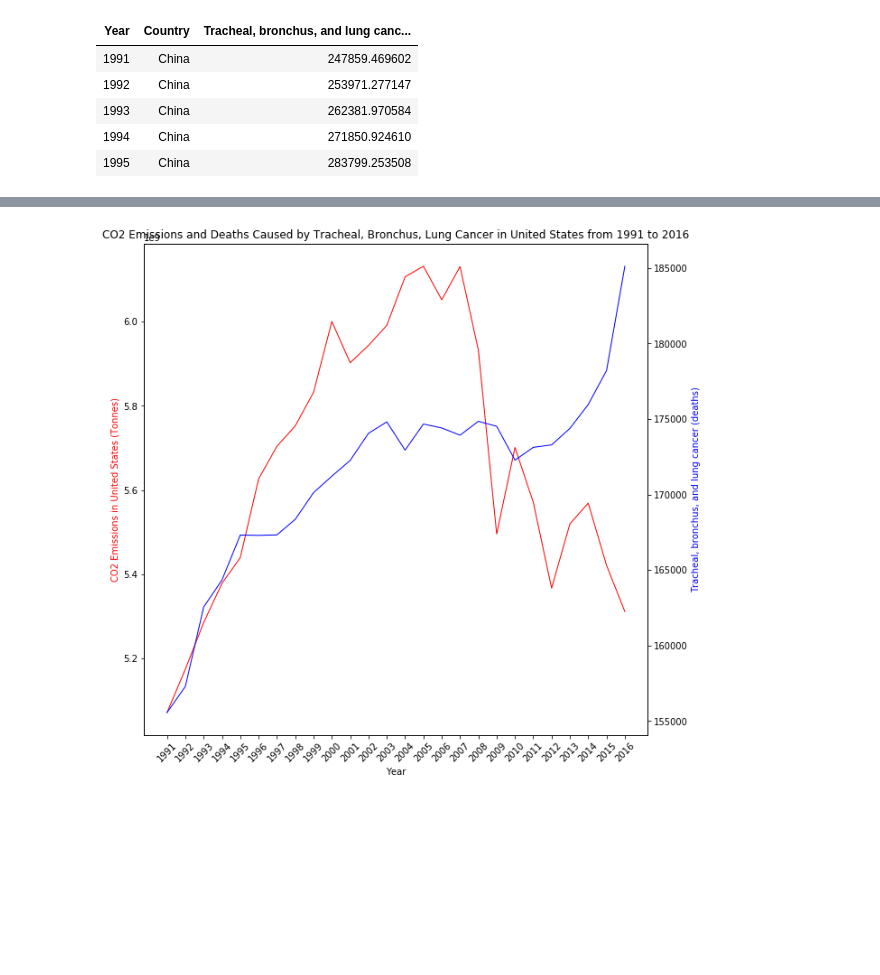
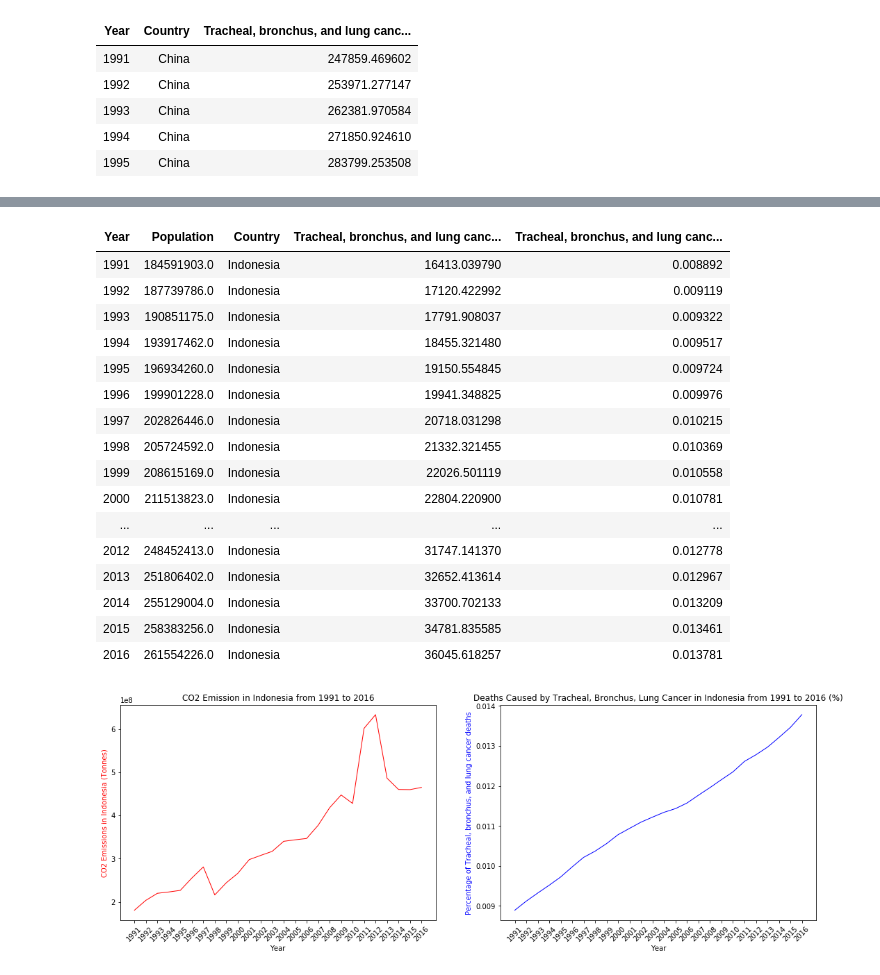
Before and after one commit to mhandipranata/climate-change-analysis, a Jupyter notebook: Climate_Change_Analysis.ipynb, the cells around one changed output, grey strips where cells are left out. Saved outputs shown, nothing was run; the diff lists cells and outputs as text; code cells hidden in the pictures; blank space fills up the shorter version.

```diff
--- a/Climate_Change_Analysis.ipynb
+++ b/Climate_Change_Analysis.ipynb
@@ -934,0 +982,3 @@ plt.show()
+# %%
+lung_cancer_deaths_indonesia = lung_cancer_deaths_indonesia.rename_axis(index=None, columns="Year")
+lung_cancer_deaths_indonesia.head()
@@ -935,28 +992,64 @@ plt.show()
+# %%
+# Merge population data with the total deaths caused by lung cancer deaths, to get the percentage of people
+# that died because of lung cancer in each country
+lung_cancer_deaths_total_pop_indonesia = pop_indonesia.merge(lung_cancer_deaths_indonesia, how="outer",
+                                                             left_index=True, right_index=True)
+
+lung_cancer_deaths_pct_indonesia = \
+    lung_cancer_deaths_total_pop_indonesia["Tracheal, bronchus, and lung cancer (deaths)"] / \
+    lung_cancer_deaths_total_pop_indonesia["Population"] * 100
+
+lung_cancer_deaths_total_pop_indonesia["Tracheal, bronchus, and lung cancer deaths (%)"] = lung_cancer_deaths_pct_indonesia
+
+# The following output is the percentage table.
+lung_cancer_deaths_total_pop_indonesia
+# %% [output]
+| Year | Population | Country | Tracheal, bronchus, and lung canc... | Tracheal, bronchus, and lung canc... |
+| 1991 | 184591903.0 | Indonesia | 16413.039790 | 0.008892 |
+| 1992 | 187739786.0 | Indonesia | 17120.422992 | 0.009119 |
+| 1993 | 190851175.0 | Indonesia | 17791.908037 | 0.009322 |
+| 1994 | 193917462.0 | Indonesia | 18455.321480 | 0.009517 |
+| 1995 | 196934260.0 | Indonesia | 19150.554845 | 0.009724 |
+| 1996 | 199901228.0 | Indonesia | 19941.348825 | 0.009976 |
+| 1997 | 202826446.0 | Indonesia | 20718.031298 | 0.010215 |
+| 1998 | 205724592.0 | Indonesia | 21332.321455 | 0.010369 |
+| 1999 | 208615169.0 | Indonesia | 22026.501119 | 0.010558 |
+| 2000 | 211513823.0 | Indonesia | 22804.220900 | 0.010781 |
+| ... | ... | ... | ... | ... |
+| 2012 | 248452413.0 | Indonesia | 31747.141370 | 0.012778 |
+| 2013 | 251806402.0 | Indonesia | 32652.413614 | 0.012967 |
+| 2014 | 255129004.0 | Indonesia | 33700.702133 | 0.013209 |
+| 2015 | 258383256.0 | Indonesia | 34781.835585 | 0.013461 |
+| 2016 | 261554226.0 | Indonesia | 36045.618257 | 0.013781 |
 # %%
-# Plot both CO2 emission and lung cancer deaths data for India in one graph
+# Plot both CO2 emission and lung cancer deaths data for Indonesia in 2 graphs but side by side and share the x-axis
 years = np.arange(1991, 2017, 1)
 
 years_label = []
 for year in years:
     years_label.append(year)
 
-fig, ax1 = plt.subplots(figsize=(10,10))
+fig, [ax1,ax2] = plt.subplots(1,2, figsize=(16,6), sharex=True)
 
-ax1.plot(years, CO2_emission_usa["CO2 emissions (tonnes)"],
+ax1.plot(years, CO2_emission_indonesia["CO2 emissions (tonnes)"],
         color="red", linewidth=1)
 ax1.set_xlabel("Year")
-ax1.set_ylabel("CO2 Emissions in United States (Tonnes)", color="red")
+ax1.set_ylabel("CO2 Emissions in Indonesia (Tonnes)", color="red")
 ax1.set_xticks(years_label)
 ax1.set_xticklabels(years_label, rotation=45)
+ax1.set_title("CO2 Emission in Indonesia from 1991 to 2016")
+# ax1.grid()
 
-ax2 = ax1.twinx()
+ax2.plot(years, lung_cancer_deaths_total_pop_indonesia["Tracheal, bronchus, and lung cancer deaths (%)"],
+        color="blue", linewidth=1)
+ax2.set_xlabel("Year")
+ax2.set_ylabel("Percentage of Tracheal, bronchus, and lung cancer deaths", color="blue")
+ax2.set_xticks(years_label)
+ax2.set_xticklabels(years_label, rotation=45)
+ax2.set_title("Deaths Caused by Tracheal, Bronchus, Lung Cancer in Indonesia from 1991 to 2016 (%)")
+# ax2.grid()
 
-ax2.plot(years, lung_cancer_deaths_usa["Tracheal, bronchus, and lung cancer (deaths)"],
-        color="blue", linewidth=1)
-ax2.set_ylabel("Tracheal, bronchus, and lung cancer (deaths)", color="blue")
-
-# fig.tight_layout()
-plt.title("CO2 Emissions and Deaths Caused by Tracheal, Bronchus, Lung Cancer in United States from 1991 to 2016")
+fig.tight_layout(pad=3.0)
 plt.show()
 # %% [output]
-[figure, old version]
+[figure, new version]
```
Also changed, not shown: parts of 38 cells of this notebook, 1 other file.
